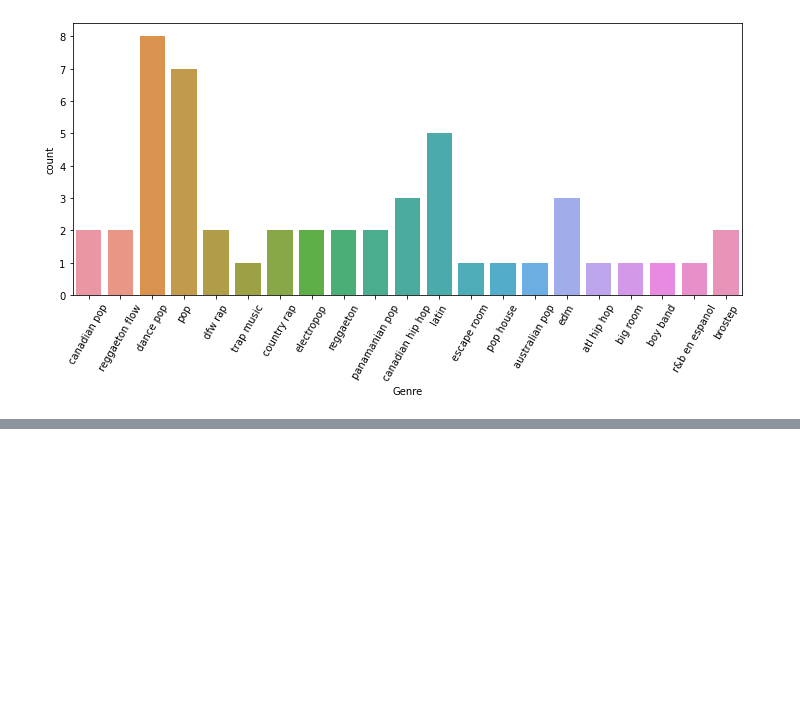
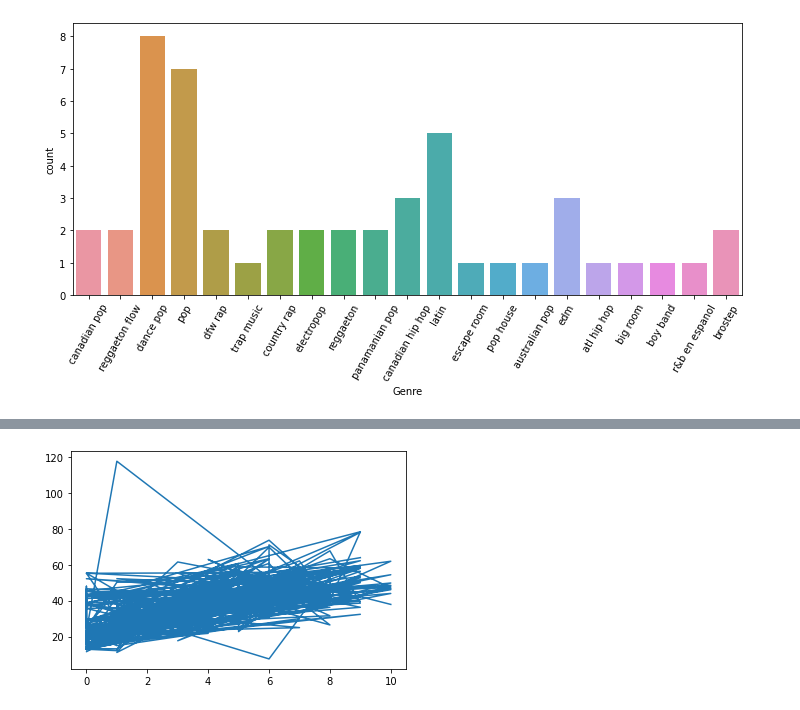
Before and after one commit to Rogerio-mack/work, a Jupyter notebook: EE_python_workshop.ipynb, the cells around one changed output, grey strips where cells are left out. Cells and saved outputs as stored; diff of their text form; code cells hidden in the pictures; blank space fills up the shorter version.

```diff
--- a/EE_python_workshop.ipynb
+++ b/EE_python_workshop.ipynb
@@ -973,0 +329,5 @@ Date
+# %%
+plt.plot(df['X4'],df['Y'])
+plt.show()
+# %% [output]
+[figure, added]
```
Also changed, not shown: parts of 62 cells of this notebook.
